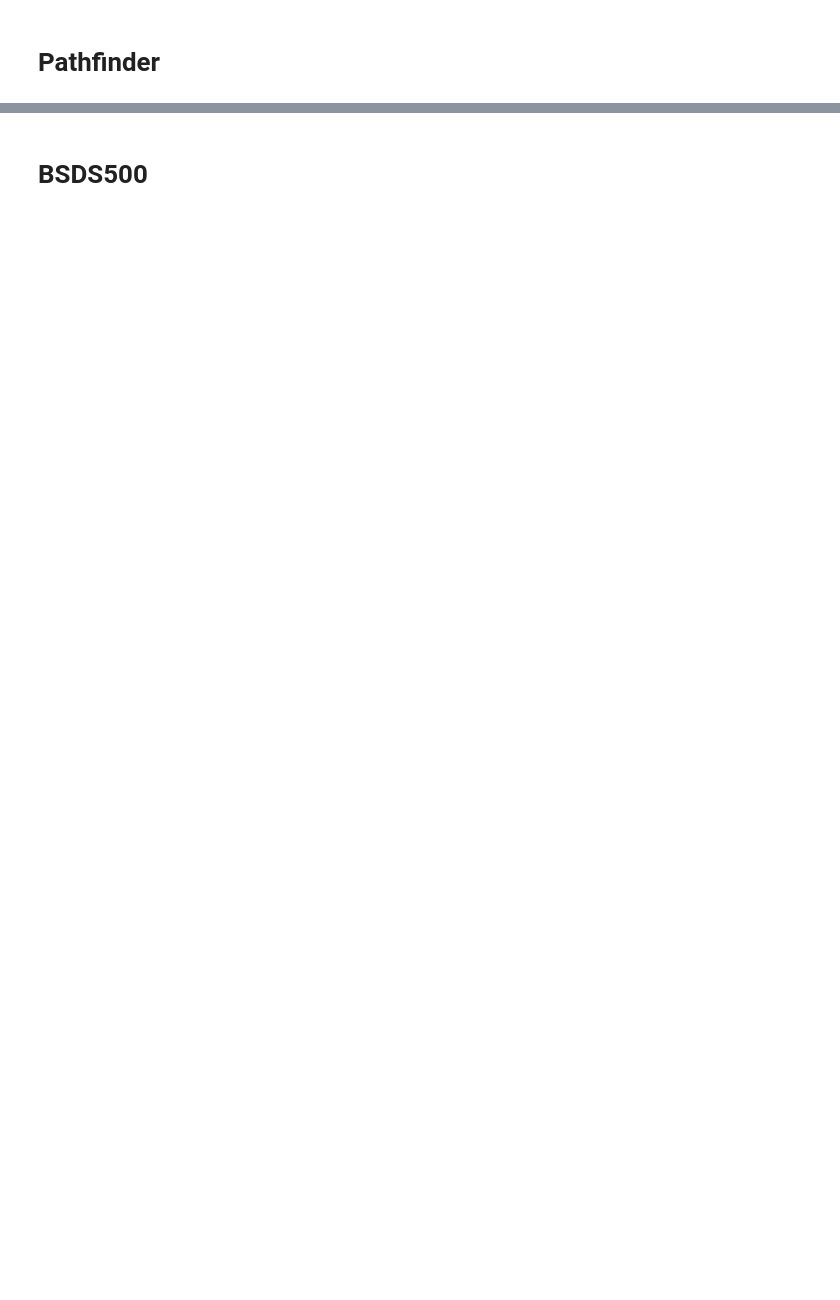
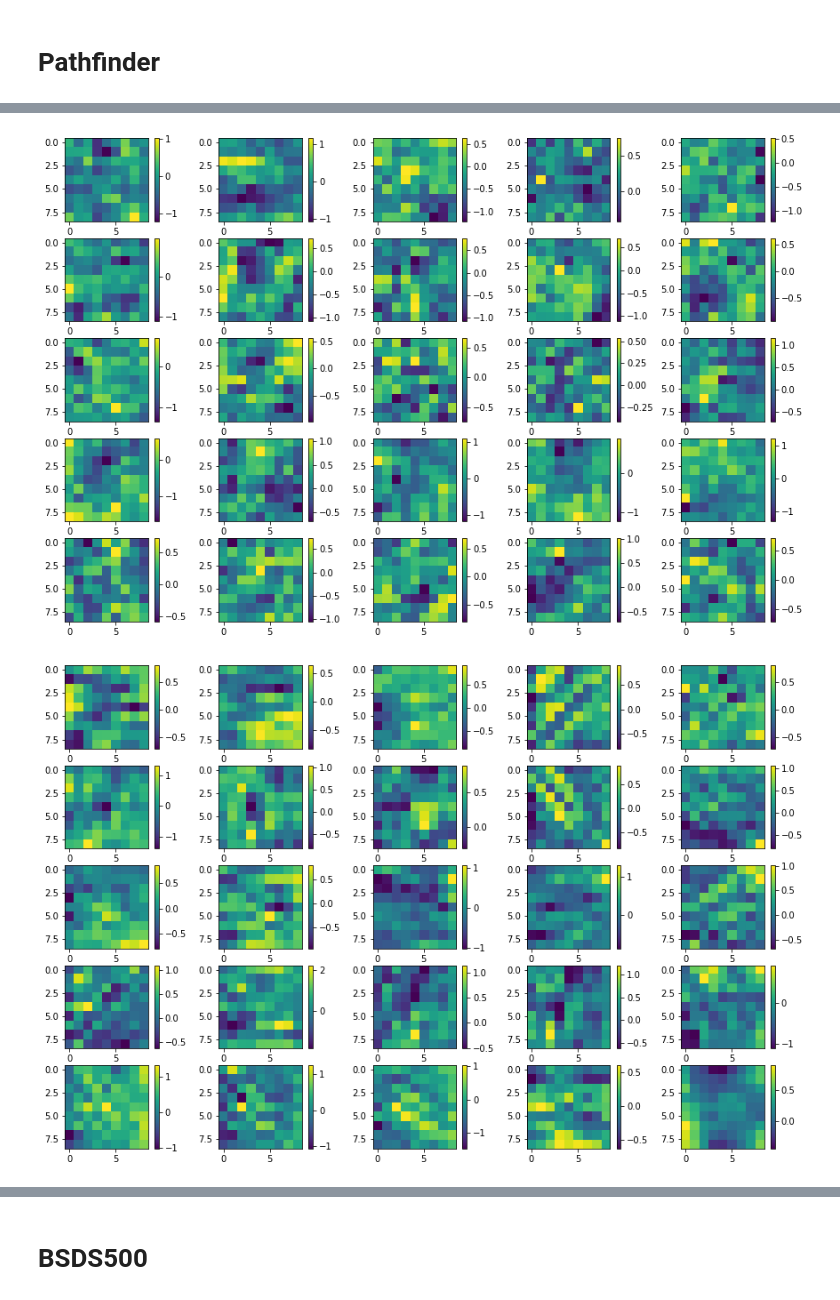
Before and after one commit to green-codes/hGRU-keras, a Jupyter notebook: experiments.ipynb, the cells around one changed output, grey strips where cells are left out. Cells and saved outputs as stored; diff of their text form; code cells hidden in the pictures; blank space fills up the shorter version.

```diff
--- a/experiments.ipynb
+++ b/experiments.ipynb
@@ -61,6 +169,18 @@ print(model.predict(X_test))
 #     plt.show()
 # %%
 import matplotlib.pyplot as plt
+plt.figure(figsize=(15,10))
 for i in range(25):
-    plt.imshow(model.layers[1].weights[4][:,:,0,i])
-    plt.show()
+    plt.subplot(5,5,i+1)
+    plt.imshow(K.eval(model.layers[3].weights[4][:,:,0,i]))
+    plt.colorbar()
+plt.show()
+plt.figure(figsize=(15,10))
+for i in range(25):
+    plt.subplot(5,5,i+1)
+    plt.imshow(K.eval(model.layers[3].weights[5][:,:,0,i]))
+    plt.colorbar()
+plt.show()
+# %% [output]
+[figure, added]
+[figure, added]
```
Also changed, not shown: parts of 17 cells of this notebook, 3 other files.
